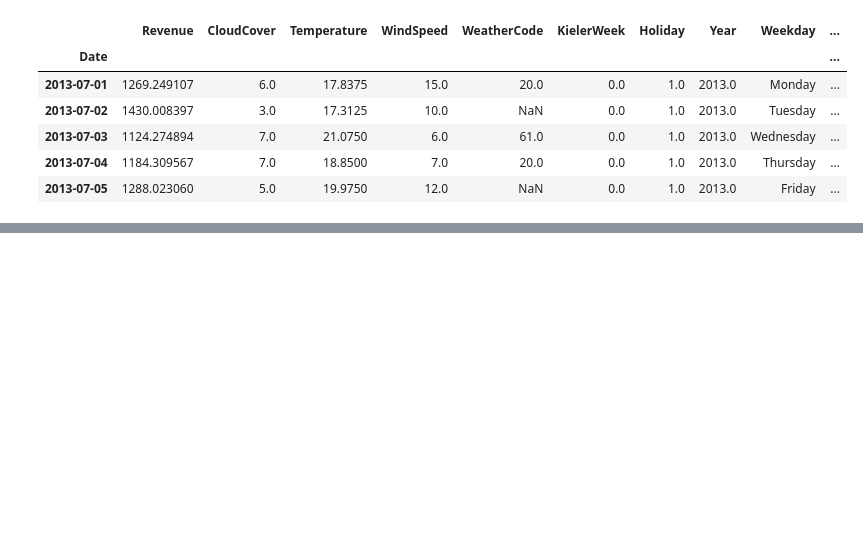
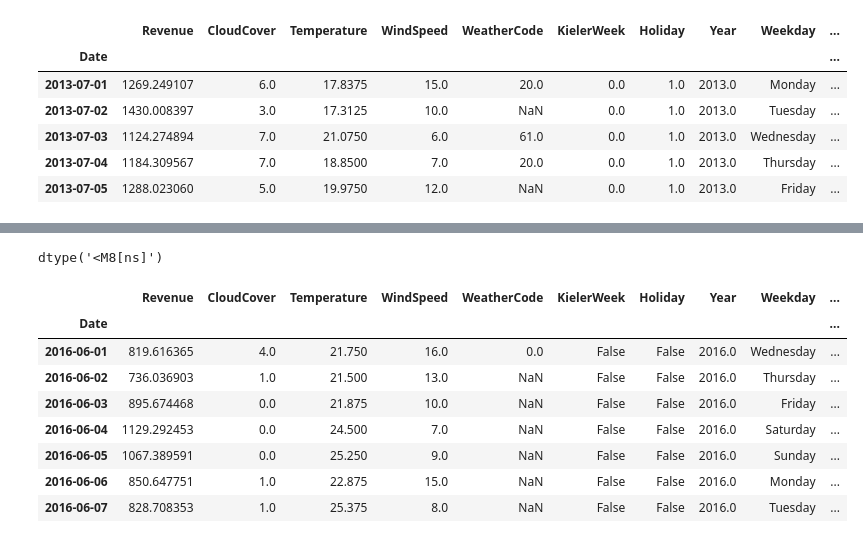
Before and after one commit to mofreund99/TeamCPH, a Jupyter notebook: LP_20251208.ipynb, the cells around one changed output, grey strips where cells are left out. Drawn from its saved outputs; the diff is of its cells as text; code cells hidden in the pictures; blank space fills up the shorter version.

```diff
--- a/LP_20251208.ipynb
+++ b/LP_20251208.ipynb
@@ -507,0 +552,10 @@ merged.head()
+# %%
+# Converting tempLevel into categorical data type with order low < medium < high
+
+temp_order = ["low", "medium", "high"]
+merged["TempLevel"] = pd.Categorical(merged["TempLevel"],
+                                  categories=temp_order,
+                                  ordered=True)
+
+merged["TempLevel"].dtype
+merged["TempLevel"].head
@@ -507,0 +622,24 @@ merged.head()
+# %%
+# Checking index data type (should be datetime)
+merged.index.dtype
+# %% [output]
+dtype('<M8[ns]')
+# %%
+# VIDEO 2
+
+# Now that all data types are optimized, I can access specifc dates and get information about them
+
+#Example
+
+merged.loc['2016-06-01']
+merged.loc['2016-06-01':'2016-06-07']
+# %% [output]
+|  | Revenue | CloudCover | Temperature | WindSpeed | WeatherCode | KielerWeek | Holiday | Year | Weekday | ... |
+| Date |  |  |  |  |  |  |  |  |  | ... |
+| 2016-06-01 | 819.616365 | 4.0 | 21.750 | 16.0 | 0.0 | False | False | 2016.0 | Wednesday | ... |
+| 2016-06-02 | 736.036903 | 1.0 | 21.500 | 13.0 | NaN | False | False | 2016.0 | Thursday | ... |
+| 2016-06-03 | 895.674468 | 0.0 | 21.875 | 10.0 | NaN | False | False | 2016.0 | Friday | ... |
+| 2016-06-04 | 1129.292453 | 0.0 | 24.500 | 7.0 | NaN | False | False | 2016.0 | Saturday | ... |
+| 2016-06-05 | 1067.389591 | 0.0 | 25.250 | 9.0 | NaN | False | False | 2016.0 | Sunday | ... |
+| 2016-06-06 | 850.647751 | 1.0 | 22.875 | 15.0 | NaN | False | False | 2016.0 | Monday | ... |
+| 2016-06-07 | 828.708353 | 1.0 | 25.375 | 8.0 | NaN | False | False | 2016.0 | Tuesday | ... |
```
Also changed, not shown: parts of 18 cells of this notebook, 2 other files.
